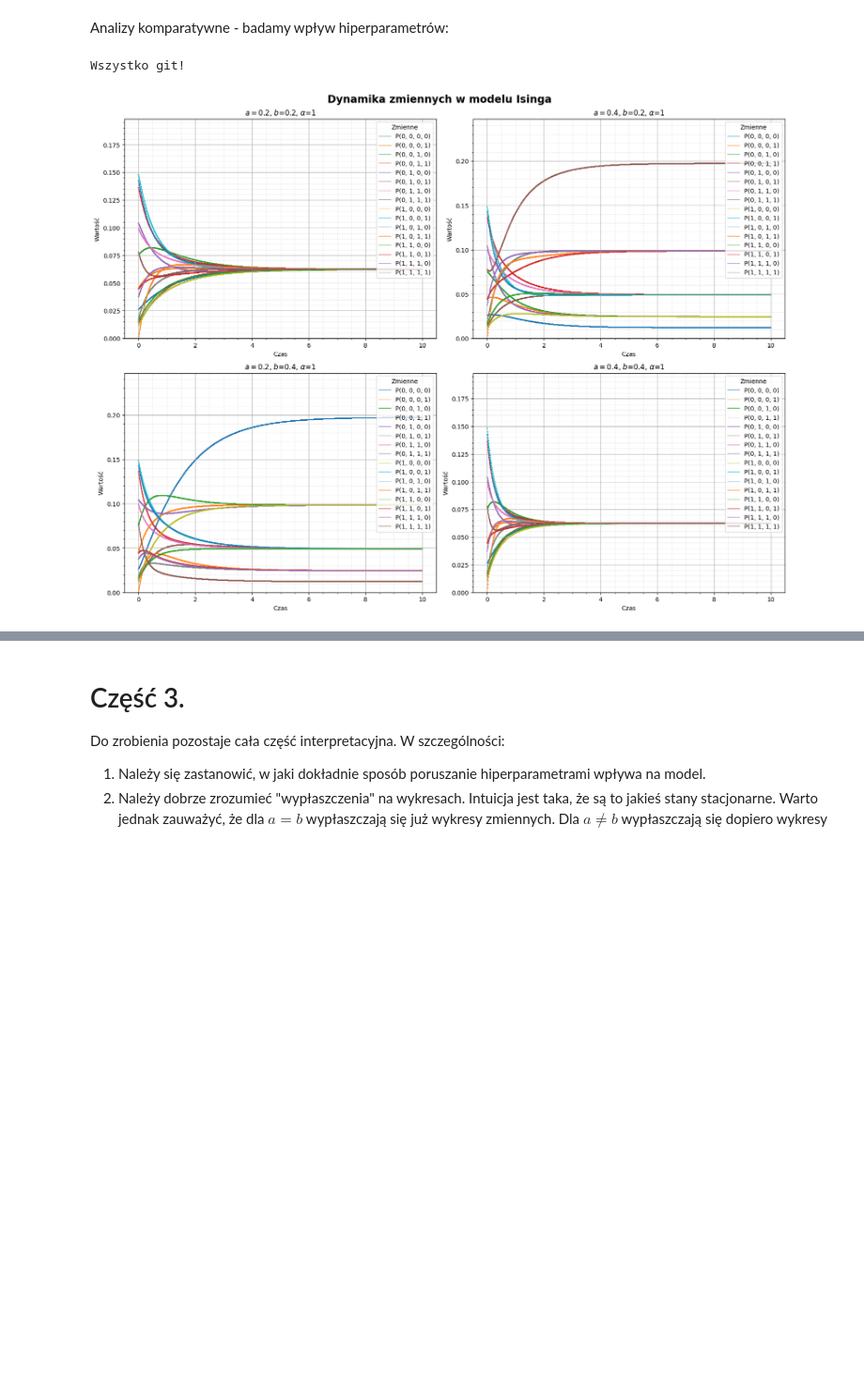
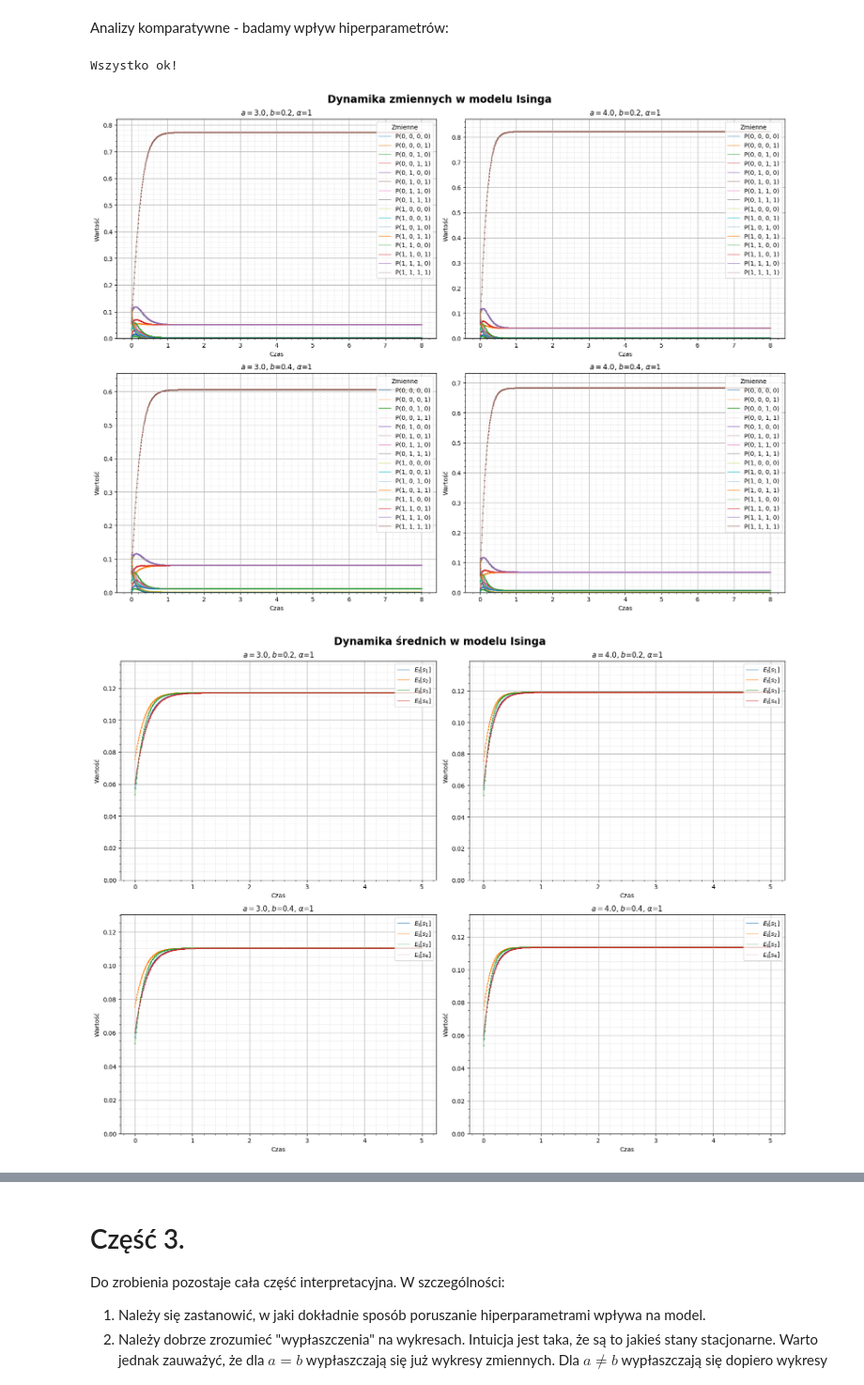
Before and after one commit to jakubweglowski/Ising-model, a Jupyter notebook: PSB_projekt.ipynb, the cells around one changed output, grey strips where cells are left out. Shown at 94% size. Drawn from its saved outputs; the diff is of its cells as text; code cells hidden in the pictures; blank space fills up the shorter version.

```diff
--- a/PSB_projekt.ipynb
+++ b/PSB_projekt.ipynb
@@ -598,12 +598,14 @@ Analizy komparatywne - badamy wpływ hiperparametrów:
 # Uwaga: iloczyny długości elementów tych list muszą być parzyste bądź równe 3.
 # W przeciwnym przypadku funkcja zwraca błąd.
 # Jest to związane z wygodą wzajemnego ułożenia "axes" na "figure" w Matplotlib.
-As = [0.2, 0.4]
+As = [3., 4.]
 Bs = [0.2, 0.4]
 Alphas = [1]
 # %%
-PSB.comparative_plot_variables(As, Bs, Alphas, horizon = 10)
-print("Wszystko git!")
+PSB.comparative_plot_variables(As, Bs, Alphas, horizon = 8., save = True)
+PSB.comparative_plot_expectations(As, Bs, Alphas, horizon = 5., save = True)
+print("Wszystko ok!")
 # %% [output]
-Wszystko git!
+Wszystko ok!
-[figure, old version]
+[figure, new version]
+[figure, added]
```
Also changed, not shown: parts of 2 cells of this notebook.
